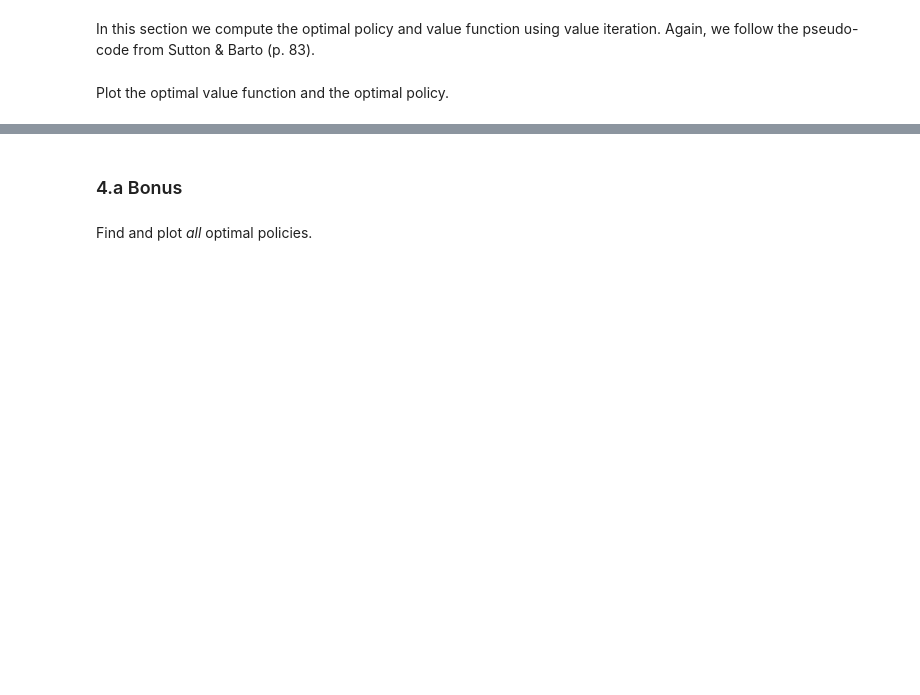
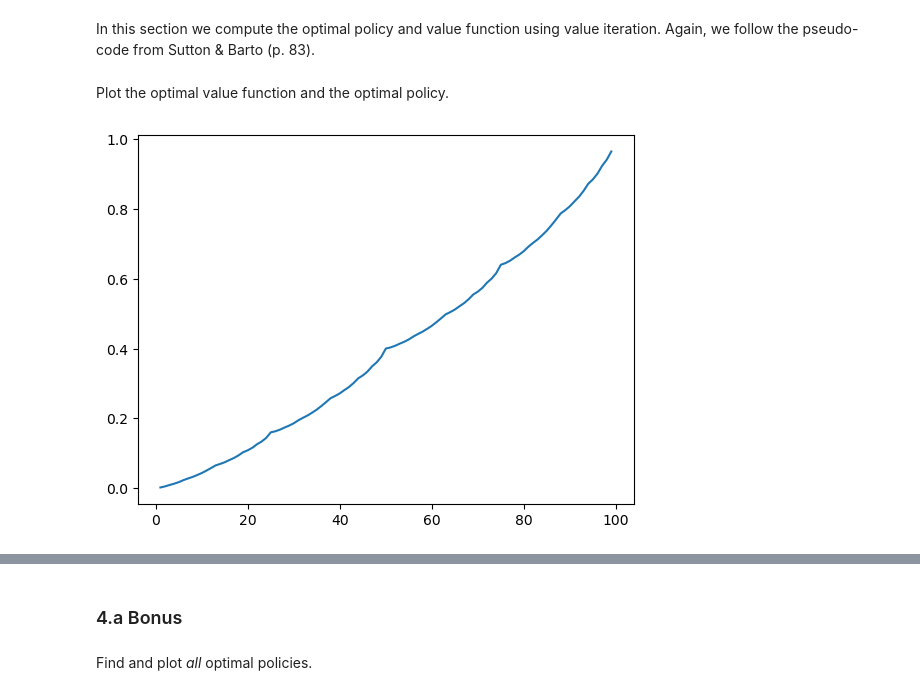
Before and after one commit to pbagnoud/ATML_2024, a Jupyter notebook: seminar02/Gambler's_Problem.ipynb, the cells around one changed output, grey strips where cells are left out. Cells and saved outputs as stored; diff of their text form; code cells hidden in the pictures; blank space fills up the shorter version.

```diff
--- a/seminar02/Gambler's_Problem.ipynb
+++ b/seminar02/Gambler's_Problem.ipynb
@@ -175,17 +236,22 @@ In this section we compute the optimal policy and value function using value ite
 Again, we follow the pseudo-code from Sutton & Barto (p. 83).
 # %%
 # Initialize values
-
+values = np.zeros(len(STATES))
+update_values = np.zeros(len(STATES))
+delta= float('inf')
 # Loop:
-    # delta <- 0
+while not(delta < THETA):
 
     # Loop for each s in S:
-        # v <- V(s)
+    for state in STATES:
+        if state in TERMINAL_STATES:
+            continue
 
         # V(s) <- max_a sum_s' ...
-        # (this part might require multiple lines of code)
-
-        # delta <- max(delta, |v - V(s)|)
+        actions = range(1,min(state,MAX_MONEY-state)+1)
+        update_values[state] = max([evalAction(state,action,values) for action in actions])
+    delta = max([abs(update_values[state]-values[state]) for state in STATES])
+    values = update_values.copy()
 
     # until delta < THETA
 
@@ -195,4 +261,7 @@ Again, we follow the pseudo-code from Sutton & Barto (p. 83).
 # %% [markdown]
 Plot the optimal value function and the optimal policy.
 # %%
-## ...??
+plt.plot(STATES[1:-1],values[1:-1])
+plt.show()
+# %% [output]
+[figure, added]
```
Also changed, not shown: parts of 16 cells of this notebook, 2 other files.
